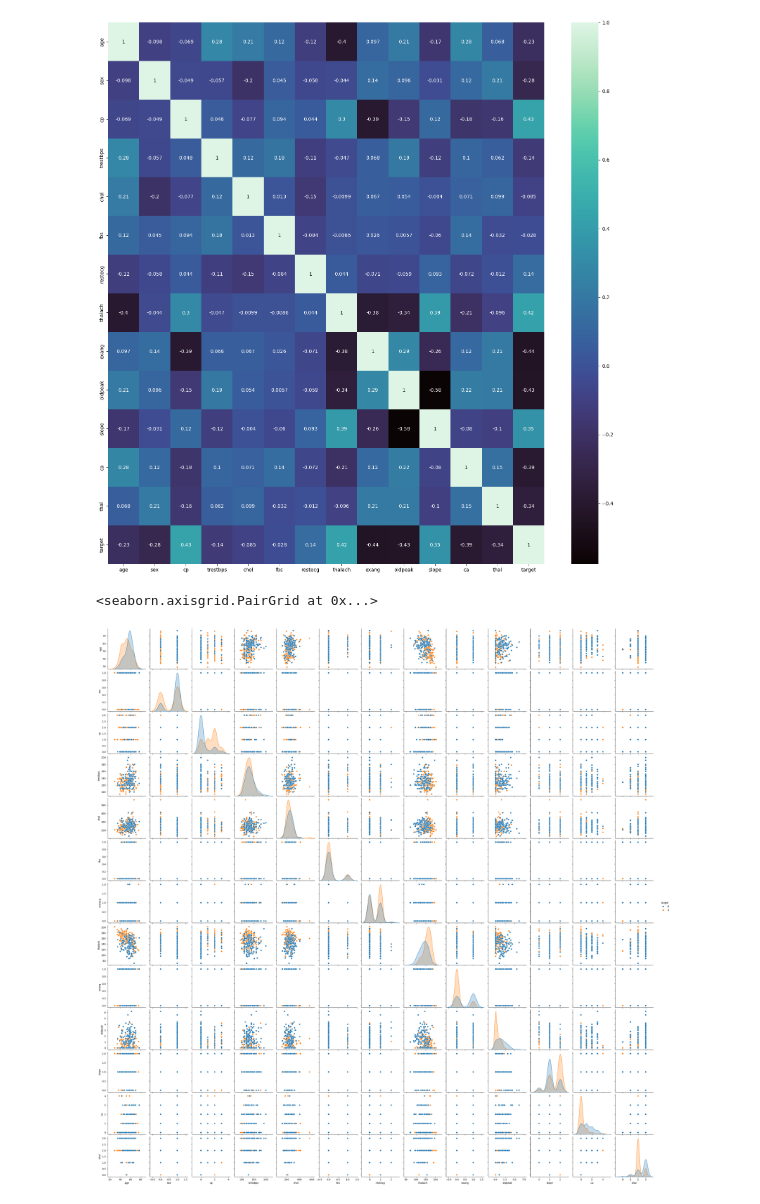
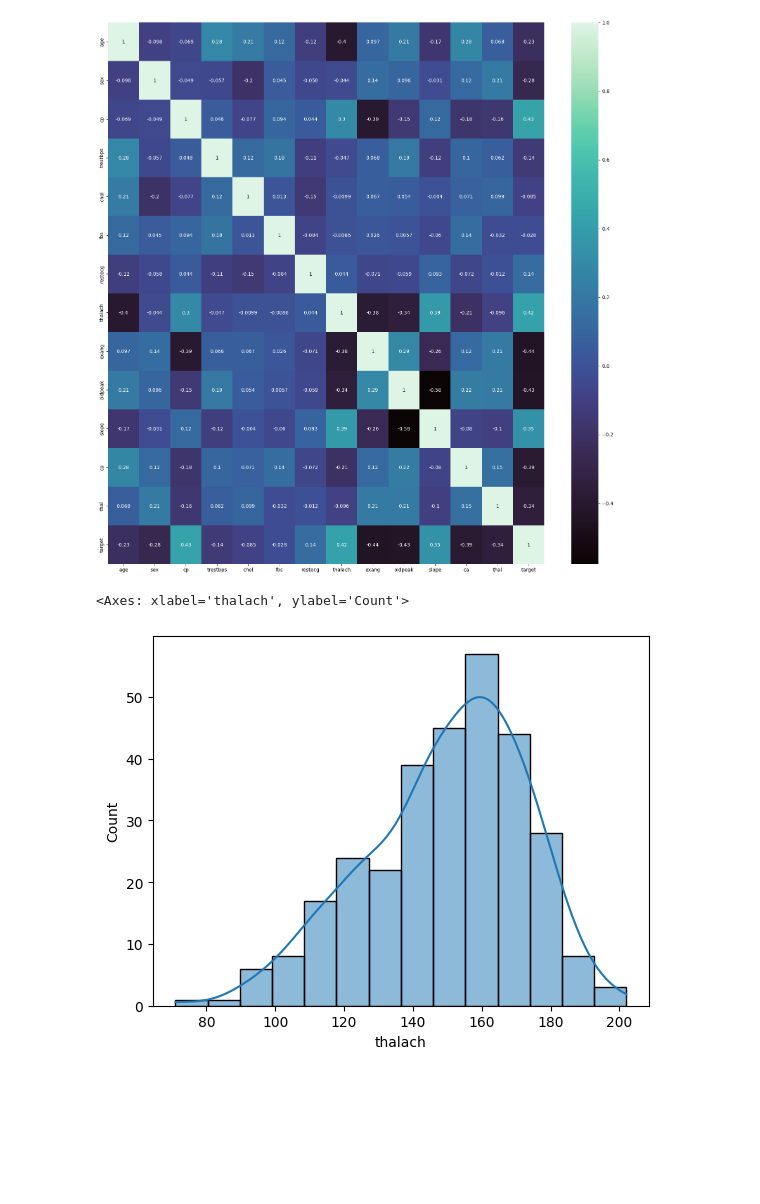
Before and after one commit to gabofrid/trabajos-chona---2024, a Jupyter notebook: trabajo 1/clase.ipynb, the cells around one changed output. Saved outputs shown, nothing was run; the diff lists cells and outputs as text; code cells hidden in the pictures; blank space fills up the shorter version.

```diff
--- a/trabajo 1/clase.ipynb
+++ b/trabajo 1/clase.ipynb
@@ -134,8 +123,9 @@ sns.heatmap(corr_matrix, ax=ax, cmap="mako", annot=True)
 plt.show()
 # %% [output]
 [figure]
-# %%
-sns.pairplot(dataSet, hue="target")
-# %% [output]
-<seaborn.axisgrid.PairGrid at 0x...>
-[figure, removed]
+# %%
+
+sns.histplot(dataSet["thalach"], kde=True)
+# %% [output]
+<Axes: xlabel='thalach', ylabel='Count'>
+[figure, added]
```
Also changed, not shown: parts of 21 cells of this notebook.
